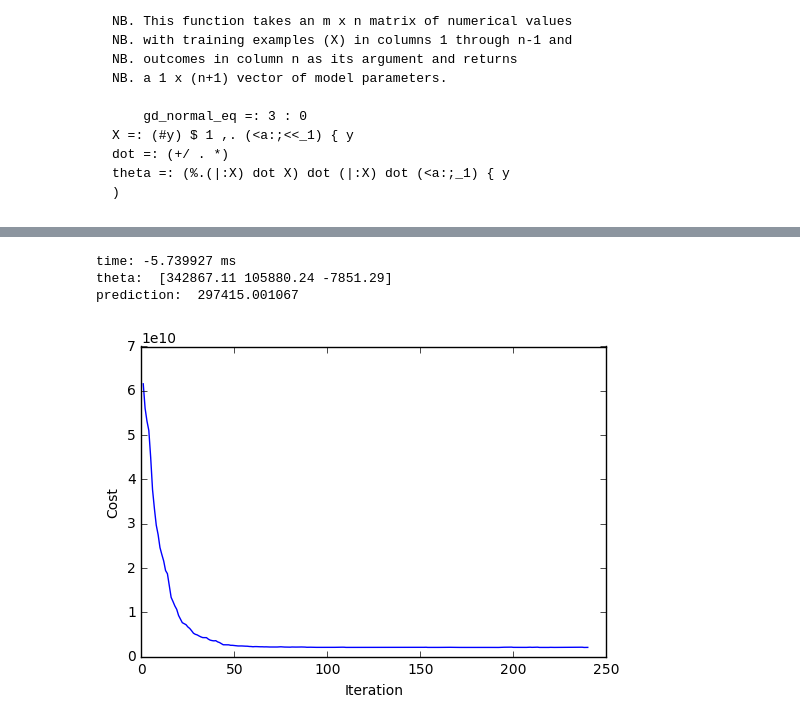
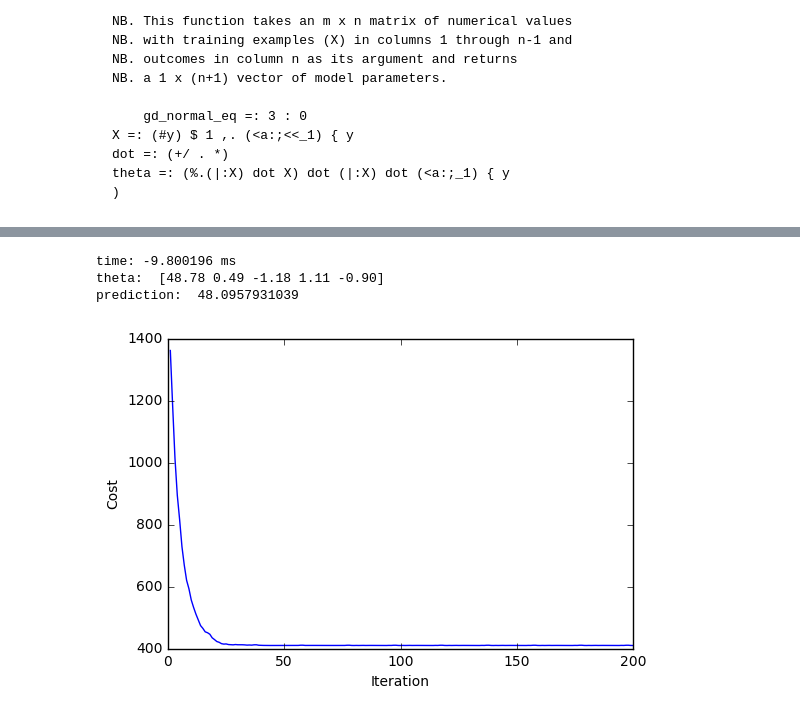
Before and after one commit to CalebEverett/gd_algorithms, a Jupyter notebook: gd_algorithms.ipynb, the cells around one changed output, grey strips where cells are left out. Drawn from its saved outputs; the diff is of its cells as text; code cells hidden in the pictures.

```diff
--- a/gd_algorithms.ipynb
+++ b/gd_algorithms.ipynb
@@ -49,7 +49,7 @@ def gd_batch(data, alpha, delta_min):
     return theta, costs
 
 # load data, specify example for prediction
-data_raw = np.loadtxt('data/test_multi.txt', delimiter=",")
+data_raw = np.random.randint(100, size=(1000, 5))
 
 # normalize data
 X = data_raw[:,0:-1]
@@ -60,7 +60,7 @@ data_norm[:,:-1] = (X - mu) / sigma
 
 # run algorithm
 delta_min = 10**-3
-alpha = 0.05
+alpha = 0.1
 
 start = time.time()
 theta, costs = gd_batch(data_norm, alpha, delta_min)
@@ -70,11 +70,11 @@ np.set_printoptions(formatter={'float_kind':float_formatter})
 print('time: {:f} ms'.format((start-end)*1000.0))
 print('theta: ', theta)
 
-# make prediction for comparison results with other algorithms
-x = np.ones(3)
-x_norm = np.ones(3)
-x[1:] = np.array([1650, 3])
-x_norm[1:] = (np.array([1650, 3]) - mu ) / sigma
+# make prediction for comparison with other algorithms
+x = np.ones(data_raw.shape[1])
+x_norm = np.ones(data_raw.shape[1])
+x[1:] = np.array([20, 40, 60, 80])
+x_norm[1:] = (np.array([20, 40, 60, 80]) - mu ) / sigma
 print('prediction: ', theta.T.dot(x_norm))
 
 # plot cost versus iteration
@@ -153,7 +155,7 @@ def gd_stoch(data, alpha, num_iter):
     return theta, costs
 
 start = time.time()
-theta, costs = gd_stoch(data_norm, alpha, 5)
+theta, costs = gd_stoch(data_norm, alpha, 3)
 end = time.time()
 print('time: {:f} ms'.format((start-end)*1000.0))
 print('theta: ', theta)
@@ -169,31 +175,31 @@ prediction:  293136.882525
 # %%
 def gd_stoch(data, alpha, num_iter, b=1):
     m, N = data.shape
     Xy = np.ones((m,N+1))
     Xy[:,1:] = data
     theta = np.zeros(N)
     costs = [float("inf")]
     for i in range(num_iter):
-        np.random.shuffle(Xy)
+#       np.random.shuffle(Xy)
         batches = np.split(Xy, np.arange(b, m, b))
         for B_x, B_y in ((B[:,:-1],B[:,-1]) for B in batches):
             loss_B = B_x.dot(theta) - B_y
             gradient = B_x.T.dot(loss_B) / B_x.shape[0]
             theta = theta - alpha * gradient
             loss = Xy[:,:-1].dot(theta) - Xy[:,-1]
             cost = np.sum(np.square(loss)) / (2 * m)
             costs.append(cost)
     return theta, costs
 
 start = time.time()
-theta, costs = gd_stoch(data_norm, alpha, 15, 3)
+theta, costs = gd_stoch(data_norm, alpha, 10, 50)
 end = time.time()
 print('time: {:f} ms'.format((start-end)*1000.0))
 print('theta: ', theta)
 print('prediction: ', theta.T.dot(x_norm))
 plot_costs(costs)
 # %% [output]
-time: -5.739927 ms
-theta:  [342867.11 105880.24 -7851.29]
-prediction:  297415.001067
+time: -9.800196 ms
+theta:  [48.78 0.49 -1.18 1.11 -0.90]
+prediction:  48.0957931039
-[figure, old version]
+[figure, new version]
```
Also changed, not shown: parts of 9 cells of this notebook, 6 other files.
